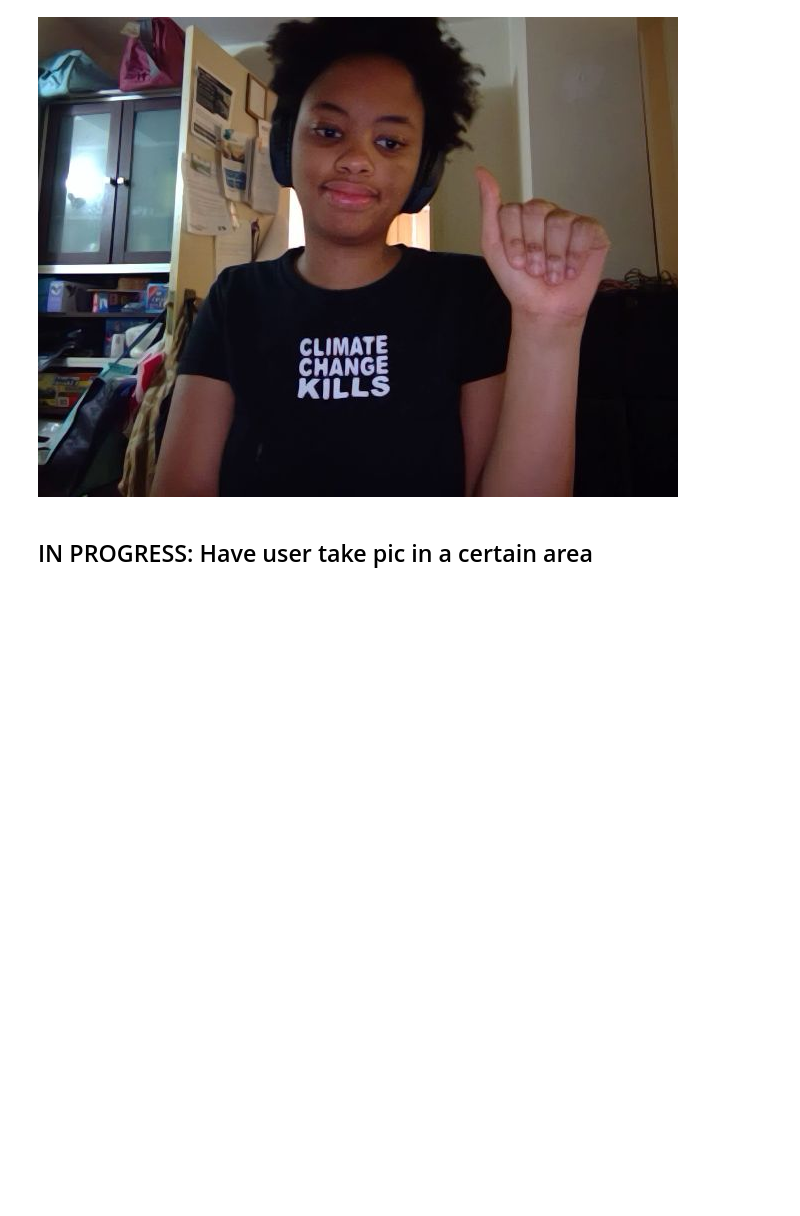
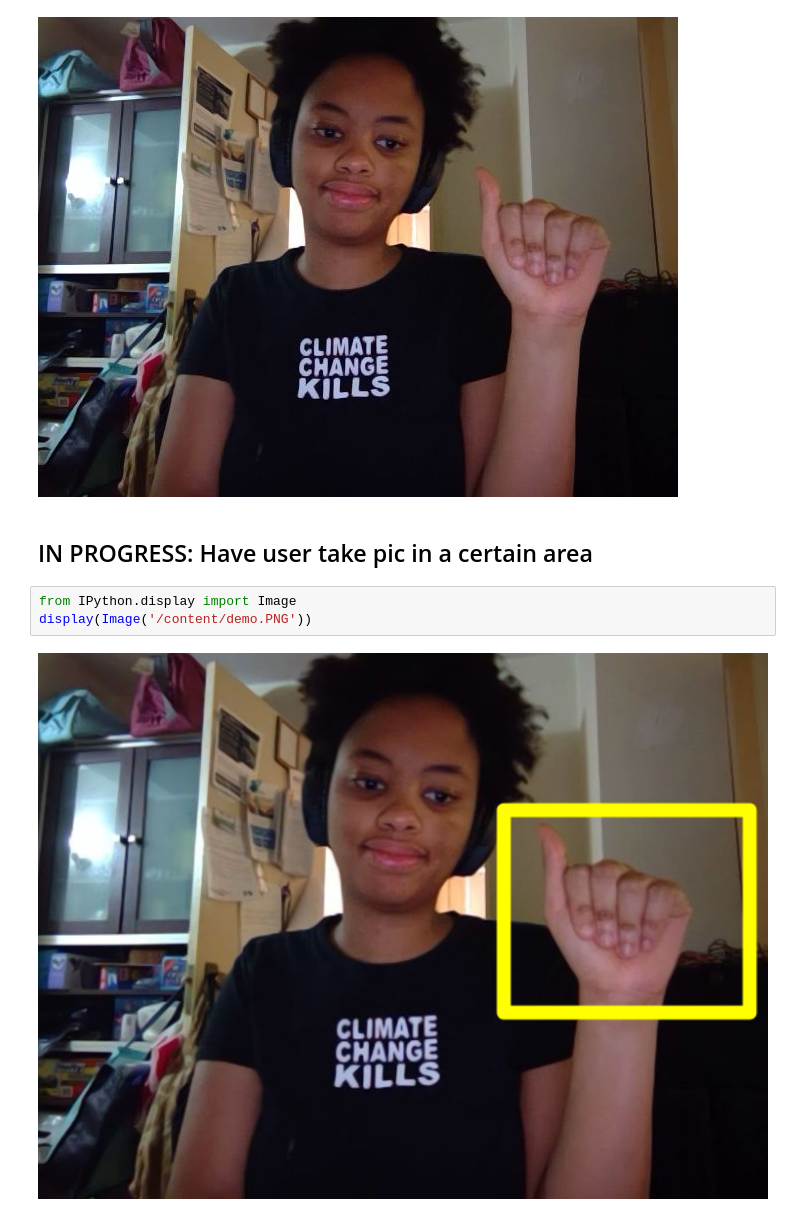
Before and after one commit to nykekana/ASL_Mapping, a Jupyter notebook: app.ipynb, the cells around one changed output. Drawn from its saved outputs; the diff is of its cells as text; blank space fills up the shorter version.

```diff
--- a/app.ipynb
+++ b/app.ipynb
@@ -179,3 +179,8 @@ Saved to user_photo.jpg
 [figure]
 # %% [markdown]
 ## IN PROGRESS: Have user take pic in a certain area
+# %%
+from IPython.display import Image
+display(Image('/content/demo.PNG'))
+# %% [output]
+[figure, added]
```
